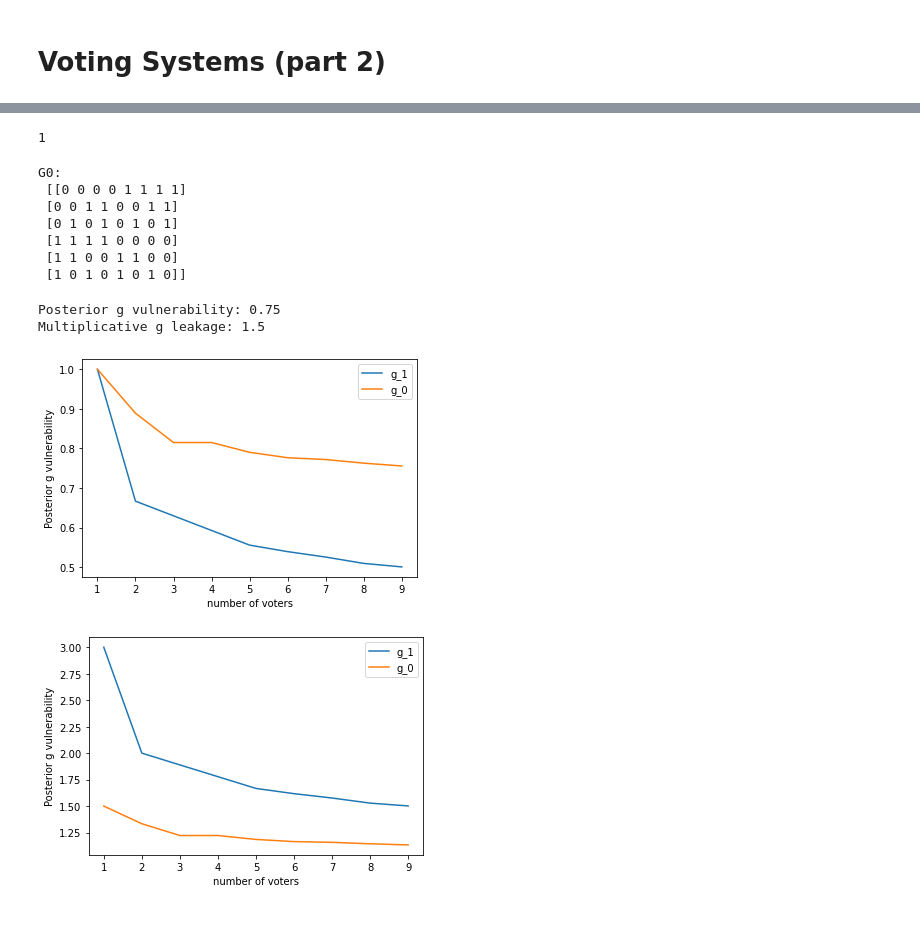
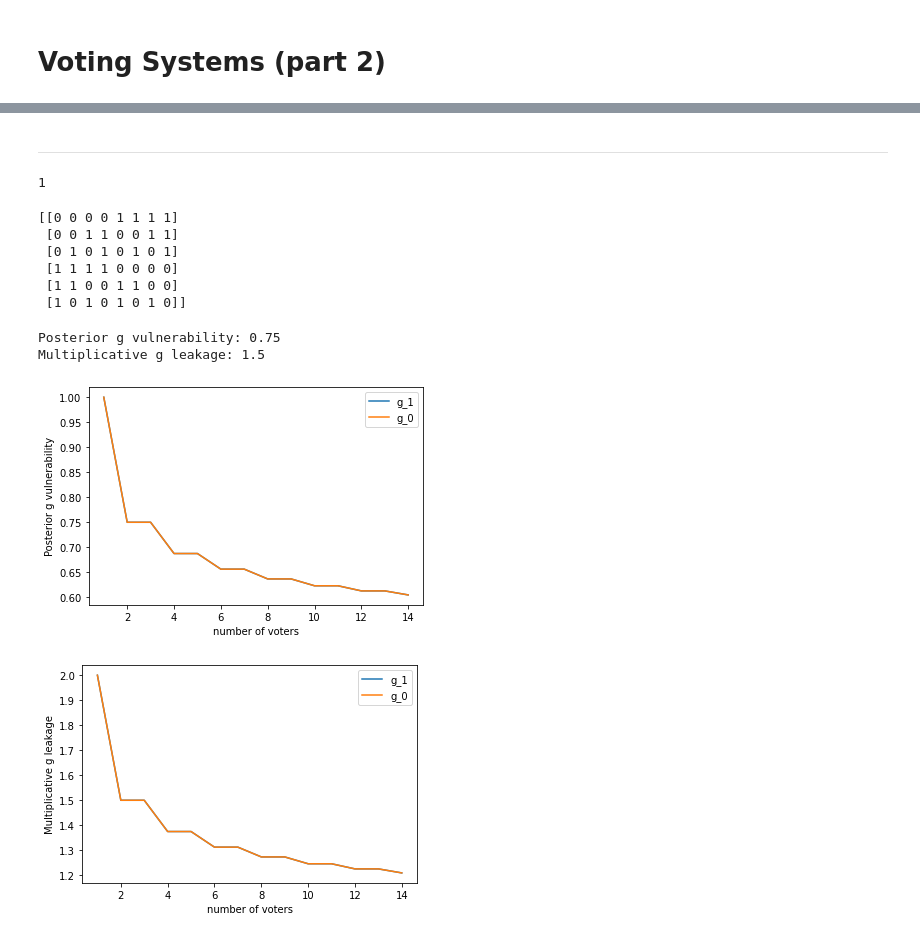
Before and after one commit to damik3/qif-notebooks, a Jupyter notebook: voting_systems/voting_systems_part_2.ipynb, the cells around one changed output, grey strips where cells are left out. Cells and saved outputs as stored; diff of their text form; code cells hidden in the pictures.

```diff
--- a/voting_systems/voting_systems_part_2.ipynb
+++ b/voting_systems/voting_systems_part_2.ipynb
@@ -43,0 +96,4 @@ Multiplicative g leakage: 1.5
+# %%
+num_voters = 9
+num_candidates = 2
+num_combinations = num_candidates ** num_voters
@@ -43,0 +138,3 @@ Multiplicative g leakage: 1.5
+# %%
+c = 2 # number of candidates
+vs = [v for v in range(1, 15)]
@@ -44,3 +159,5 @@ Multiplicative g leakage: 1.5
+# %% [markdown]
+---
 # %%
 def g0(vote, voting_combination, num_voters, num_candidates):
     return int(vote[0] != get_votes(voting_combination, num_voters, num_candidates)[vote[1]])
@@ -48,17 +165,20 @@ def g0(vote, voting_combination, num_voters, num_candidates):
 g0((1, 1), 4, num_voters, num_candidates)
 # %% [output]
 1
+# %%
+num_voters = 3
+num_candidates = 2
+num_combinations = num_candidates ** num_voters
 # %%
 def get_G0(num_voters, num_candidates):
     return np.array([[g0((c, v), i, num_voters, num_candidates) for i in range(num_candidates ** num_voters)] for c,v in itertools.product(range(num_candidates), range(num_voters))])
-
-G0 = get_G0(3, 2)
-print("G0:\n", G0)
-# %% [output]
-G0:
- [[0 0 0 0 1 1 1 1]
- [0 0 1 1 0 0 1 1]
- [0 1 0 1 0 1 0 1]
- [1 1 1 1 0 0 0 0]
- [1 1 0 0 1 1 0 0]
- [1 0 1 0 1 0 1 0]]
+# %%
+G0 = get_G0(num_voters, num_candidates)
+print(G0)
+# %% [output]
+[[0 0 0 0 1 1 1 1]
+ [0 0 1 1 0 0 1 1]
+ [0 1 0 1 0 1 0 1]
+ [1 1 1 1 0 0 0 0]
+ [1 1 0 0 1 1 0 0]
+ [1 0 1 0 1 0 1 0]]
@@ -69,8 +192,8 @@ print("Multiplicative g leakage:", measure.g_vuln.mult_leakage(G0, pi, W))
 Posterior g vulnerability: 0.75
 Multiplicative g leakage: 1.5
 # %%
-c = 3 # number of candidates
-vs = [v for v in range(1, 10)]
+c = 2 # number of candidates
+vs = [v for v in range(1, 15)]
 # %%
 plt.plot(vs, [measure.g_vuln.posterior(get_G1(v, c), probab.uniform(c ** v), get_W(v, c)) for v in vs], label="g_1")
 plt.plot(vs, [measure.g_vuln.posterior(get_G0(v, c), probab.uniform(c ** v), get_W(v, c)) for v in vs], label="g_0")
@@ -79,13 +202,13 @@ plt.ylabel('Posterior g vulnerability')
 plt.legend()
 None
 # %% [output]
-[figure, old version]
+[figure, new version]
 # %%
 plt.plot(vs, [measure.g_vuln.mult_leakage(get_G1(v, c), probab.uniform(c ** v), get_W(v, c)) for v in vs], label="g_1")
 plt.plot(vs, [measure.g_vuln.mult_leakage(get_G0(v, c), probab.uniform(c ** v), get_W(v, c)) for v in vs], label="g_0")
 plt.xlabel('number of voters')
-plt.ylabel('Posterior g vulnerability')
+plt.ylabel('Multiplicative g leakage')
 plt.legend()
 None
 # %% [output]
-[figure, old version]
+[figure, new version]
```
Also changed, not shown: parts of 21 cells of this notebook.
